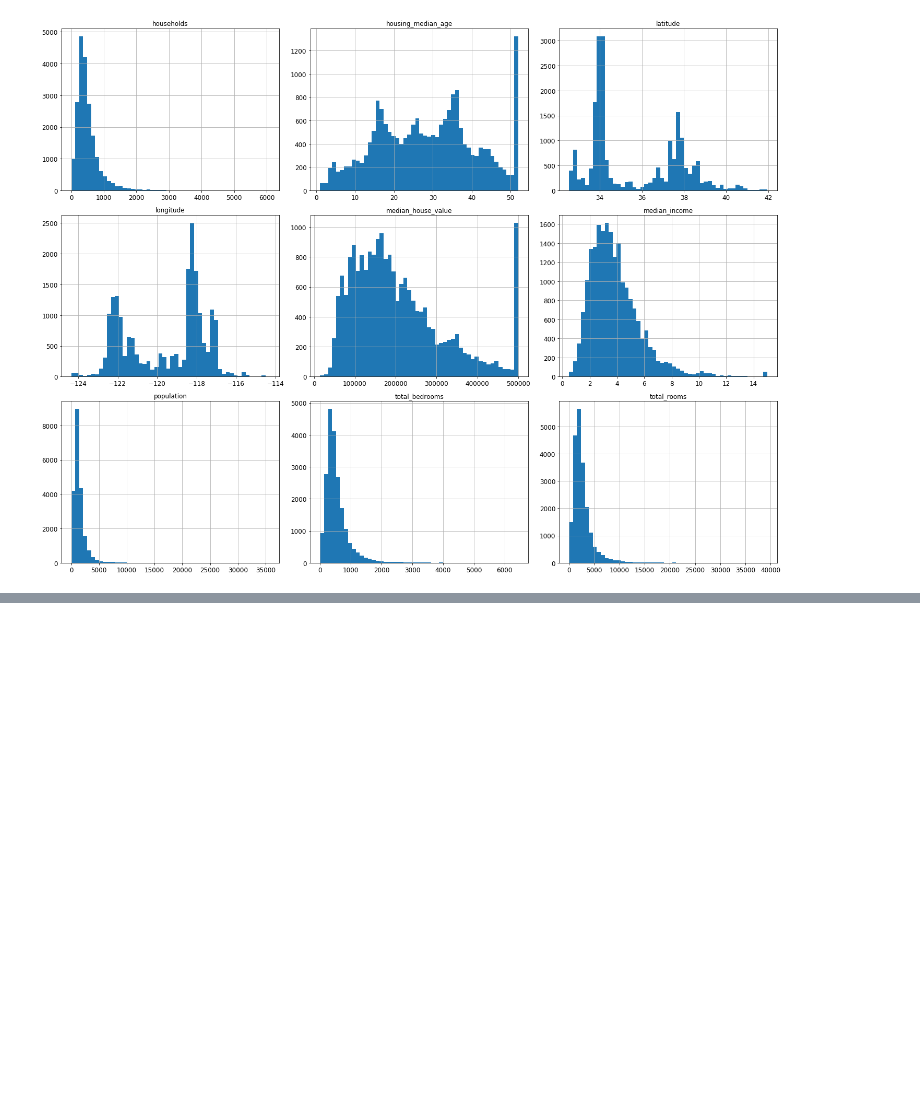
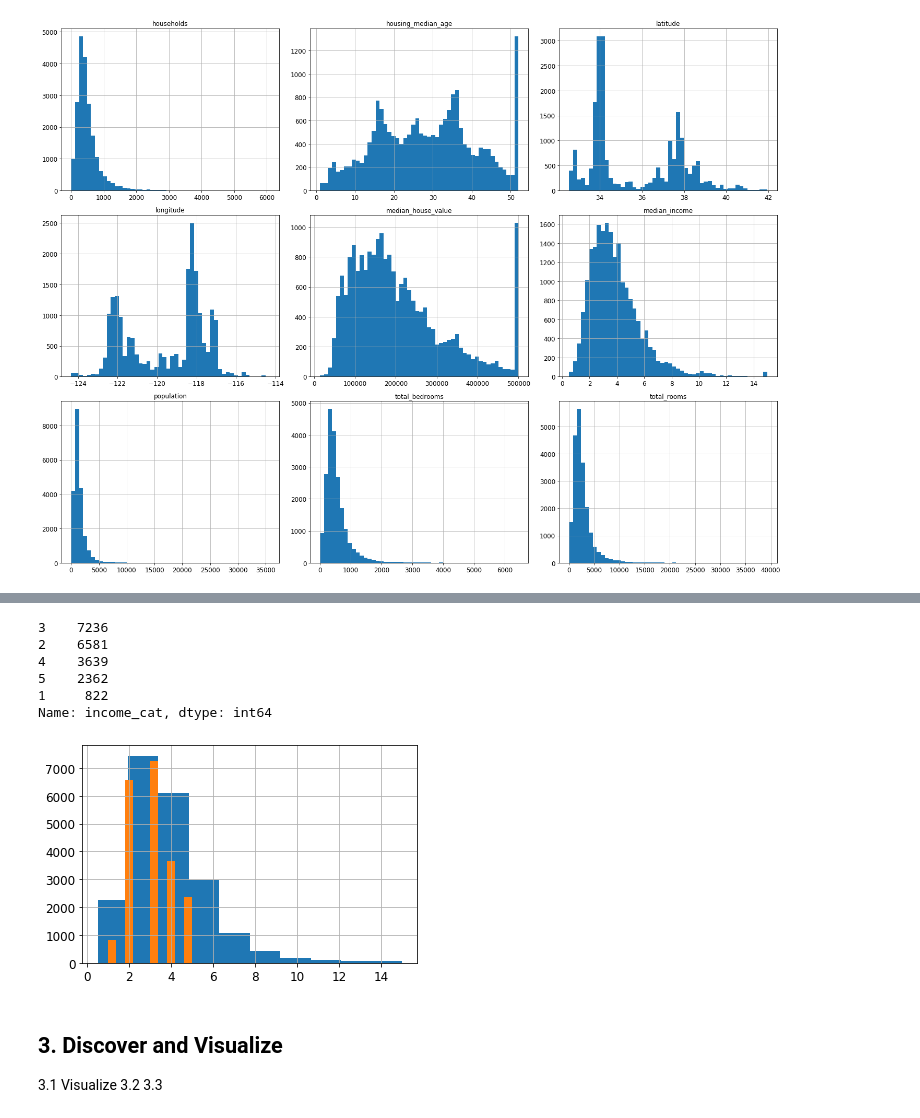
Before and after one commit to Svensone/handson-MachineLearning, a Jupyter notebook: 001. Ch 02 End-to-End Project.ipynb, the cells around one changed output, grey strips where cells are left out. Drawn from its saved outputs; the diff is of its cells as text; code cells hidden in the pictures; blank space fills up the shorter version.

Commit message:
Ch. 2.3 Visual and  2.4 Data Cleaning

```diff
--- a/001. Ch 02 End-to-End Project.ipynb
+++ b/001. Ch 02 End-to-End Project.ipynb
@@ -129,0 +155,22 @@ Saving figure attribute_histogram_plots
+# %%
+# Clean Data
+
+# 1. Tail Heavy (like median_income)
+housing['median_income'].hist()
+
+# create new column with income categories
+
+housing['income_cat'] = pd.cut(housing['median_income'],
+                              bins= [0.,1.5,3.0,4.5, 6.0, np.inf],
+                              labels = [1,2,3,4,5])
+
+housing['income_cat'].hist()
+housing['income_cat'].value_counts()
+# %% [output]
+3    7236
+2    6581
+4    3639
+5    2362
+1     822
+Name: income_cat, dtype: int64
+[figure, added]
@@ -129,0 +193,5 @@ Saving figure attribute_histogram_plots
+# %% [markdown]
+## 3. Discover and Visualize
+3.1 Visualize
+3.2
+3.3
```
Also changed, not shown: parts of 23 cells of this notebook.
